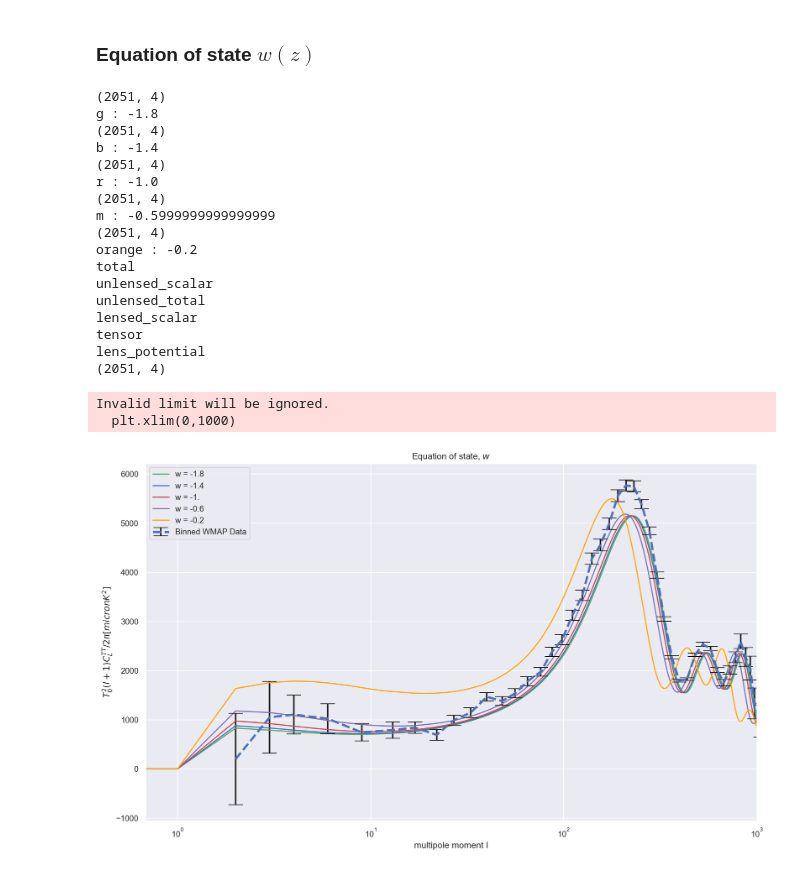
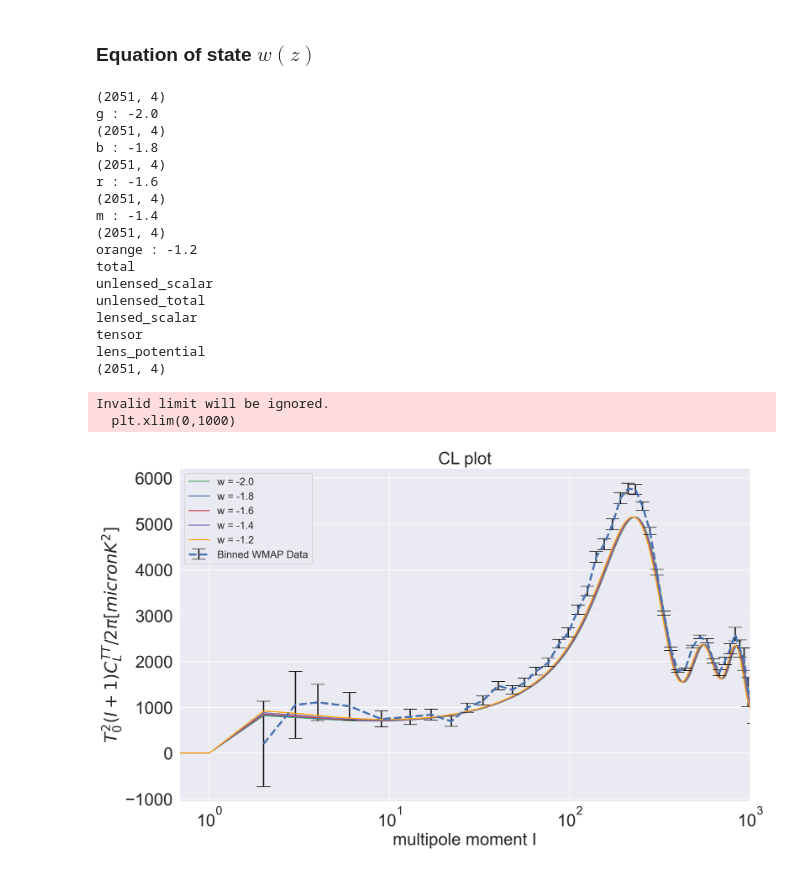
Before and after one commit to bekithemba875/Curvature-Dark-Energy-Degeneracy, a Jupyter notebook: Curvature_Dark_Energy_Degenarecy.ipynb, the cells around one changed output. Drawn from its saved outputs; the diff is of its cells as text; code cells hidden in the pictures.

```diff
--- a/Curvature_Dark_Energy_Degenarecy.ipynb
+++ b/Curvature_Dark_Energy_Degenarecy.ipynb
@@ -63,10 +63,10 @@ Invalid limit will be ignored.
 ### Curvature $\Omega_k$
 # %%
 
-col = ['g', 'b', 'r', 'm', 'orange', 'purple', 'maroon', 'cyan','violet','crimson' ]
+col = ['g', 'b', 'r', 'm', 'orange']
 lu = 0
 
-sw = np.linspace(-0.4,0.5,10)
+sw = np.linspace(0.1,0.5,5)
 figure(figsize=(15, 9), dpi=80)
 for omk in sw:
     #Set up a new set of parameters for CAMB
@@ -120,12 +120,14 @@ ebar=data['M5']
 plt.errorbar(x,y,ebar,
             ecolor = 'k', elinewidth = 2,lw=1, capsize=10,ls='--')
 #plt.legend(['Dark '], loc ='upper right')
+plt.xticks(fontsize = 25)
+plt.yticks(fontsize = 25)
 plt.xscale('log')
-plt.xlim(0,1000)
-plt.title('Curvature, $\Omega_k$')
-plt.xlabel('multipole moment I')
-plt.ylabel('$T_{0}^{2}(I+1)C_{L}^{TT}/2\pi[micronK^{2}]$')
-plt.legend(['$\Omega_k = -0.4$', '$\Omega_k = -0.3$','$\Omega_k = -0.2$','$\Omega_k = -0.1$','$\Omega_k = 0$','$\Omega_k = 0.1$','$\Omega_k = 0.2$','$\Omega_k = 0.3$','$\Omega_k = 0.4$','$\Omega_k = 0.5$','Binned WMAP Data'], loc ='upper left')
+plt.xlim(10,1000)
+plt.title('CL Plot',fontsize = 25)
+plt.xlabel('multipole moment I',fontsize=25)
+plt.ylabel('$T_{0}^{2}(I+1)C_{L}^{TT}/2\pi[micronK^{2}]$',fontsize=25)
+plt.legend(['$\Omega_k = 0.1$', '$\Omega_k = 0.2$','$\Omega_k = 0.3$','$\Omega_k = 0.4$','$\Omega_k = 0.5$','Binned WMAP Data'],fontsize= 15, loc ='upper left')
 plt.show()
 # %% [output]
 total
@@ -162,7 +249,7 @@ pars.set_for_lmax(2500, lens_potential_accuracy=0);
 col = ['g', 'b', 'r', 'm', 'orange', 'purple', 'maroon', 'cyan', ]
 lu = 0
 
-ws = np.linspace(-1.8, -0.2, 5)
+ws = np.linspace(-2.0, -1.2, 5)
 figure(figsize=(15, 9), dpi=80)
 for w in ws:
     pars = camb.CAMBparams()
@@ -230,41 +317,42 @@ for name in powers: print(name)
 
 #plot the total lensed CMB power spectra versus unlensed, and fractional difference
 totCL=powers['total']
 unlensedCL=powers['unlensed_scalar']
 print(totCL.shape)
 #Python CL arrays are all zero based (starting at L=0), Note L=0,1 entries will be zero by default.
 #The different CL are always in the order TT, EE, BB, TE (with BB=0 for unlensed scalar results).
 
 plt.errorbar(x,y,ebar,
             ecolor = 'k', elinewidth = 2,lw=3, capsize=10, ls='--')
 plt.legend(['Dark '], loc ='upper right')
 
-
+plt.xticks(fontsize=25)
+plt.yticks(fontsize=25)
 plt.xscale('log')
 plt.xlim(0,1000)
-plt.title('Equation of state, $w$')
-plt.xlabel('multipole moment I')
-plt.ylabel('$T_{0}^{2}(I+1)C_{L}^{TT}/2\pi[micronK^{2}]$')
-plt.legend(['w = -1.8', 'w = -1.4','w = -1.','w = -0.6','w = -0.2','Binned WMAP Data'], loc ='upper left')
+plt.title('CL plot',fontsize=25)
+plt.xlabel('multipole moment I',fontsize=25)
+plt.ylabel('$T_{0}^{2}(I+1)C_{L}^{TT}/2\pi[micronK^{2}]$',fontsize = 25)
+plt.legend(['w = -2.0', 'w = -1.8','w = -1.6','w = -1.4','w = -1.2','Binned WMAP Data'], loc ='upper left',fontsize = 15)
 plt.show()
 # %% [output]
 (2051, 4)
-g : -1.8
+g : -2.0
 (2051, 4)
-b : -1.4
+b : -1.8
 (2051, 4)
-r : -1.0
+r : -1.6
 (2051, 4)
-m : -0.5999999999999999
+m : -1.4
 (2051, 4)
-orange : -0.2
+orange : -1.2
 total
 unlensed_scalar
 unlensed_total
 lensed_scalar
 tensor
 lens_potential
 (2051, 4)
 Invalid limit will be ignored.
   plt.xlim(0,1000)
-[figure, old version]
+[figure, new version]
```
Also changed, not shown: parts of 5 cells of this notebook.
